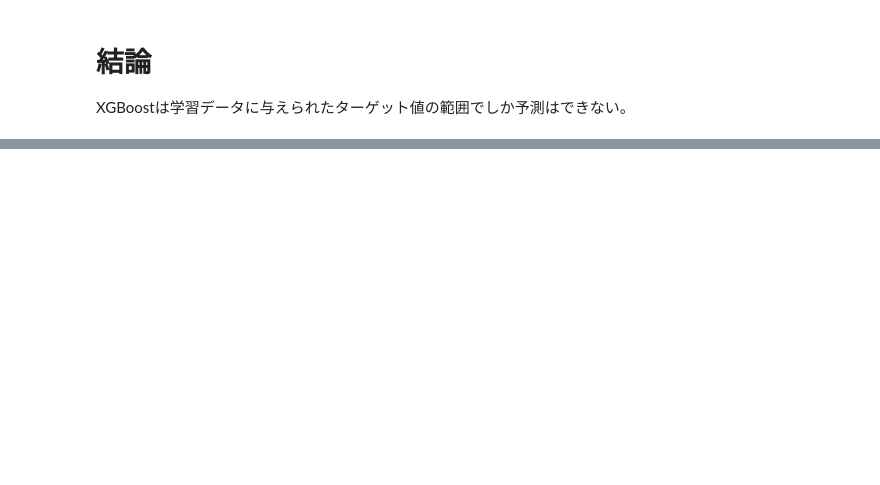
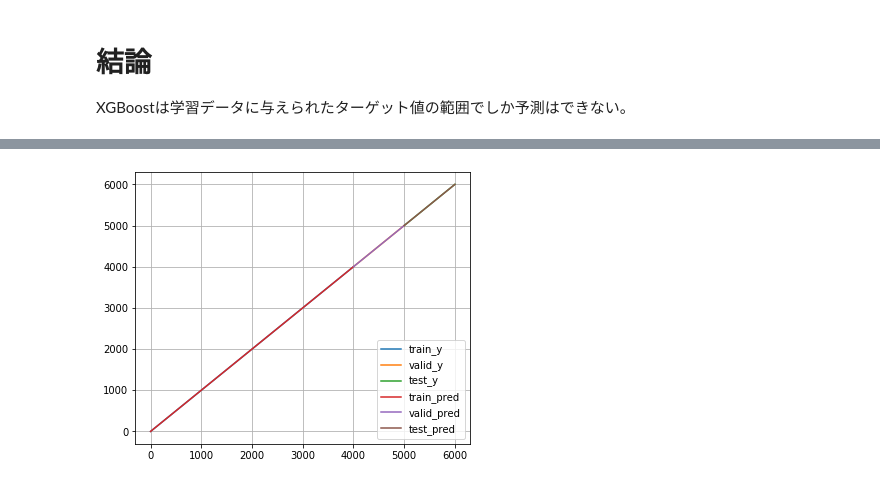
Before and after one commit to yito0427/study-timeseries-analysis, a Jupyter notebook: AmazonForecast_vs_XGBoost/notebook/exp_xgboost_regression.ipynb, the cells around one changed output, grey strips where cells are left out. Saved outputs shown, nothing was run; the diff lists cells and outputs as text; code cells hidden in the pictures; blank space fills up the shorter version.

```diff
--- a/AmazonForecast_vs_XGBoost/notebook/exp_xgboost_regression.ipynb
+++ b/AmazonForecast_vs_XGBoost/notebook/exp_xgboost_regression.ipynb
@@ -208,0 +228,5 @@ XGBoostは学習データに与えられたターゲット値の範囲でしか
+# %%
+#回帰なのでXGBRegressorを利用
+xgb_reg2 = xgb.XGBRegressor(booster='gblinear')
+# %%
+xgb_reg2.fit(X_train, y_train, eval_set=[(X_test, y_test)])
@@ -208,0 +261,22 @@ XGBoostは学習データに与えられたターゲット値の範囲でしか
+# %%
+y_pred_train2 = xgb_reg2.predict(X_train)
+y_pred_valid2 = xgb_reg2.predict(X_valid)
+y_pred_test2  = xgb_reg2.predict(X_test)
+
+y_pred_train2 = pd.Series(y_pred_train2, index=y_train.index)
+y_pred_valid2 = pd.Series(y_pred_valid2, index=y_valid.index)
+y_pred_test2  = pd.Series(y_pred_test2,  index=y_test.index)
+# %%
+plt.figure(figsize=(6,5),facecolor="w")
+plt.plot(y_train,label='train_y')
+plt.plot(y_valid,label='valid_y')
+plt.plot(y_test,label='test_y')
+plt.plot(y_pred_train2,label='train_pred')
+plt.plot(y_pred_valid2,label='valid_pred')
+plt.plot(y_pred_test2,label='test_pred')
+plt.grid(True)
+plt.legend(loc="lower right", fontsize=10)
+
+plt.show()
+# %% [output]
+[figure, added]
```
Also changed, not shown: parts of 5 cells of this notebook.
